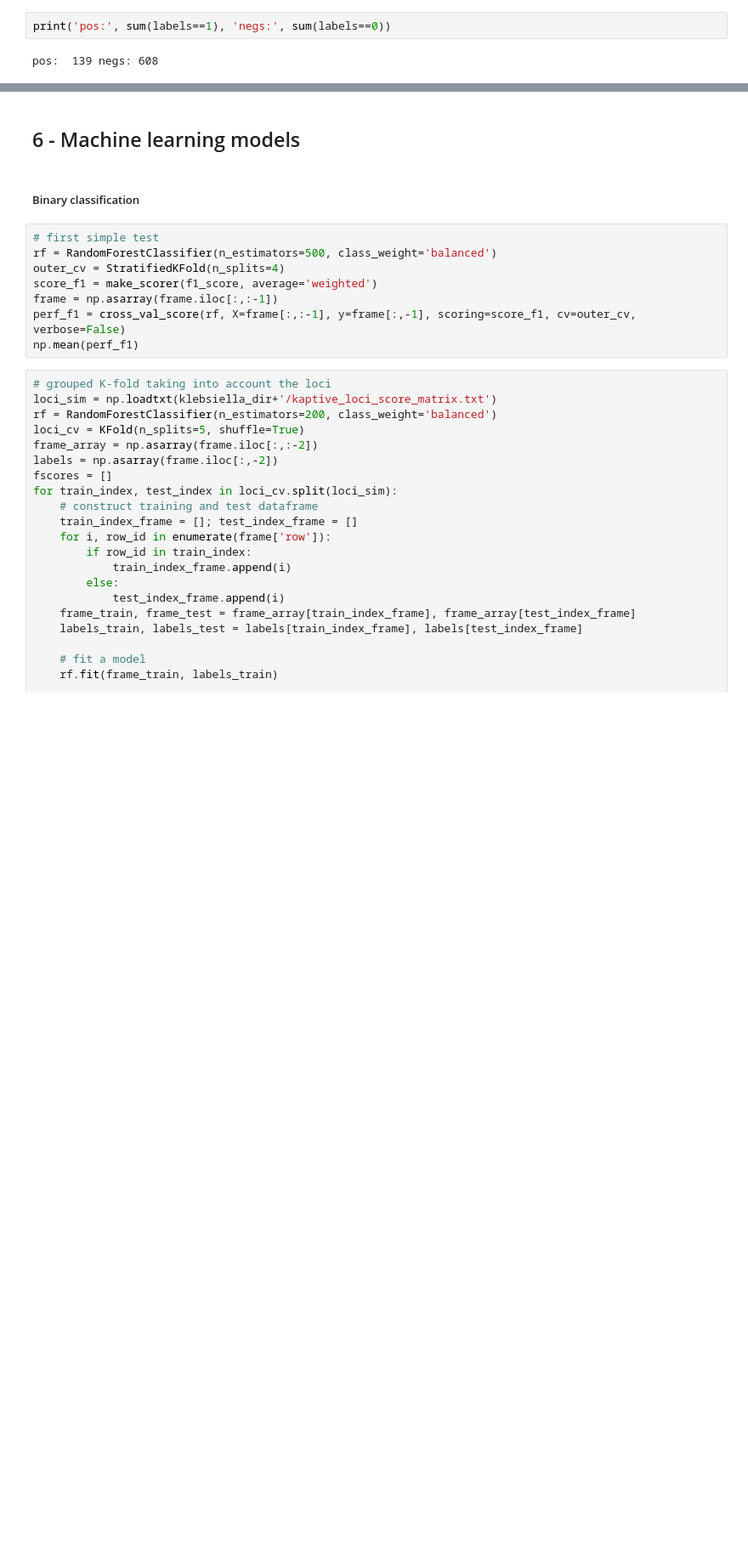
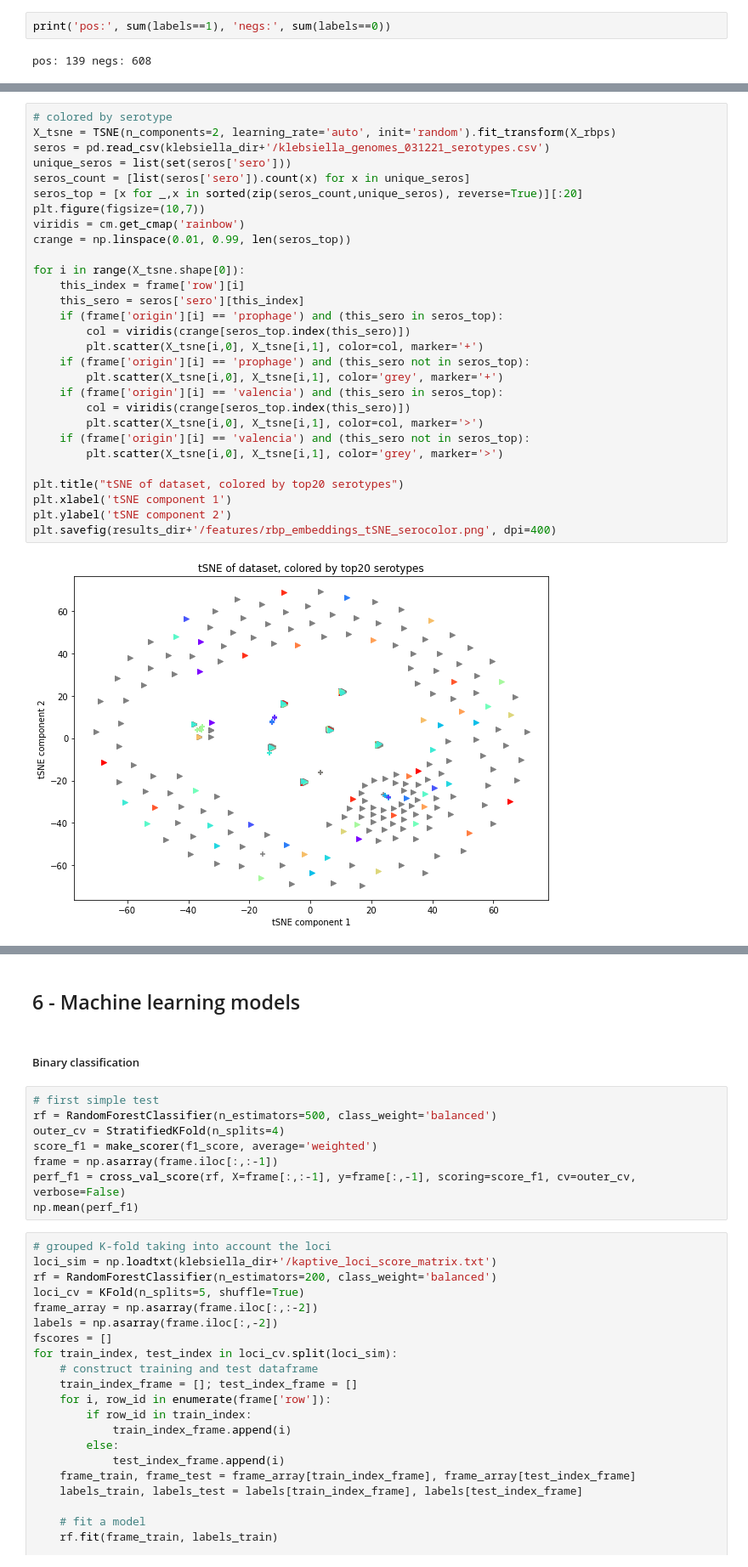
Before and after one commit to dimiboeckaerts/PhageHostLearn, a Jupyter notebook: phraime.ipynb, the cells around one changed output, grey strips where cells are left out. Shown at 85% size. Cells and saved outputs as stored; diff of their text form; blank space fills up the shorter version.

```diff
--- a/phraime.ipynb
+++ b/phraime.ipynb
@@ -455,0 +289,31 @@ pos:  139 negs: 608
+# %%
+# colored by serotype
+X_tsne = TSNE(n_components=2, learning_rate='auto', init='random').fit_transform(X_rbps)
+seros = pd.read_csv(klebsiella_dir+'/klebsiella_genomes_031221_serotypes.csv')
+unique_seros = list(set(seros['sero']))
+seros_count = [list(seros['sero']).count(x) for x in unique_seros]
+seros_top = [x for _,x in sorted(zip(seros_count,unique_seros), reverse=True)][:20]
+plt.figure(figsize=(10,7))
+viridis = cm.get_cmap('rainbow')
+crange = np.linspace(0.01, 0.99, len(seros_top))
+
+for i in range(X_tsne.shape[0]):
+    this_index = frame['row'][i]
+    this_sero = seros['sero'][this_index]
+    if (frame['origin'][i] == 'prophage') and (this_sero in seros_top):
+        col = viridis(crange[seros_top.index(this_sero)])
+        plt.scatter(X_tsne[i,0], X_tsne[i,1], color=col, marker='+')
+    if (frame['origin'][i] == 'prophage') and (this_sero not in seros_top):
+        plt.scatter(X_tsne[i,0], X_tsne[i,1], color='grey', marker='+')
+    if (frame['origin'][i] == 'valencia') and (this_sero in seros_top):
+        col = viridis(crange[seros_top.index(this_sero)])
+        plt.scatter(X_tsne[i,0], X_tsne[i,1], color=col, marker='>')
+    if (frame['origin'][i] == 'valencia') and (this_sero not in seros_top):
+        plt.scatter(X_tsne[i,0], X_tsne[i,1], color='grey', marker='>')
+
+plt.title("tSNE of dataset, colored by top20 serotypes")
+plt.xlabel('tSNE component 1')
+plt.ylabel('tSNE component 2')
+plt.savefig(results_dir+'/features/rbp_embeddings_tSNE_serocolor.png', dpi=400)
+# %% [output]
+[figure, added]
```
Also changed, not shown: parts of 47 cells of this notebook, 4 other files.
